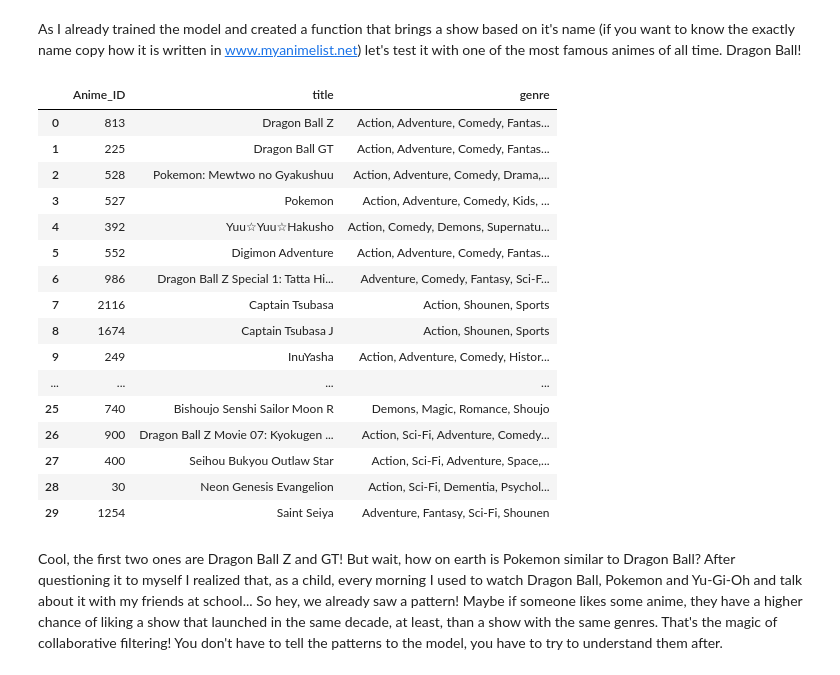
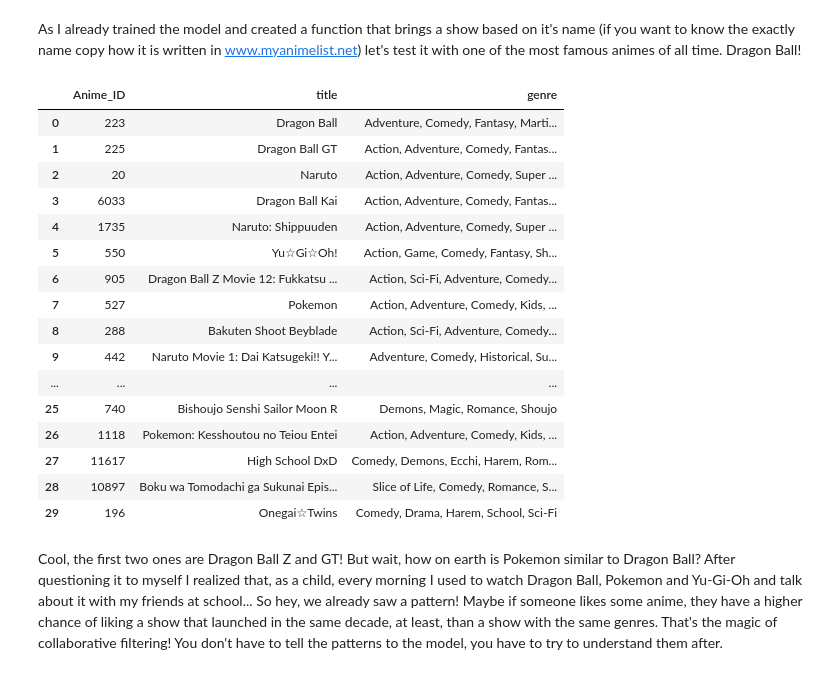
Before and after one commit to Martelloti/MyAnimeListRecSys, a Jupyter notebook: RecSys.ipynb, the cells around one changed output. Drawn from its saved outputs; the diff is of its cells as text; code cells hidden in the pictures.

```diff
--- a/RecSys.ipynb
+++ b/RecSys.ipynb
@@ -331,3 +343,29 @@ stars by calculating 3.7 − 0.3 + 0.5. "
 That is how Machine Learning works, sometimes a linear regression works better than a neural network.
 
 Now that I chose my best algorithm I need to generate new recommendations for my users. For that reason, I create a  new training set, now containing all available scores and create a testing set with all animes the user didn't score but are on the training set for other users (that's why we need to take care on the site of the sample, since this part can be very costly).
+# %%
+als_param_grid = {'bsl_options': {'method': ['als'],
+                              'reg_i': [5, 10, 15],
+                              'reg_u': [10, 15, 20],
+                              'n_epochs': [5, 10, 15, 20]
+                              }
+              }
+
+sgd_param_grid = {'bsl_options': {'method': ['sgd'],
+                              'reg': [0.01, 0.02, 0.03],
+                              'n_epochs': [5, 10, 15, 20],
+                              'learning_rate' : [0.001, 0.005, 0.01]
+                              }
+              }
+
+als_gs = sp.model_selection.GridSearchCV(sp.BaselineOnly, als_param_grid, measures=['rmse'], cv = 3, joblib_verbose = 0)
+
+sgd_gs = sp.model_selection.GridSearchCV(sp.BaselineOnly, sgd_param_grid, measures=['rmse'], cv = 3, joblib_verbose = 0)
+# %%
+als_gs.fit(data)
+
+# best RMSE score
+print(als_gs.best_score['rmse'])
+
+# combination of parameters that gave the best RMSE score
+print(als_gs.best_params['rmse'])
@@ -333,0 +390,8 @@ Now that I chose my best algorithm I need to generate new recommendations for my
+# %%
+sgd_gs.fit(data)
+
+# best RMSE score
+print(sgd_gs.best_score['rmse'])
+
+# combination of parameters that gave the best RMSE score
+print(sgd_gs.best_params['rmse'])
@@ -388,25 +462,25 @@ def get_item_recommendations(anime_title, anime_id=100000, k=10):
 # %% [markdown]
 As I already trained the model and created a function that brings a show based on it's name (if you want to know the exactly name copy how it is written in www.myanimelist.net) let's test it with one of the most famous animes of all time. Dragon Ball!
 # %%
-get_item_recommendations('Dragon Ball', k=30)
+get_item_recommendations('Dragon Ball Z', k=30)
 # %% [output]
 |  | Anime_ID | title | genre |
-| 0 | 813 | Dragon Ball Z | Action, Adventure, Comedy, Fantas... |
+| 0 | 223 | Dragon Ball | Adventure, Comedy, Fantasy, Marti... |
 | 1 | 225 | Dragon Ball GT | Action, Adventure, Comedy, Fantas... |
-| 2 | 528 | Pokemon: Mewtwo no Gyakushuu | Action, Adventure, Comedy, Drama,... |
-| 3 | 527 | Pokemon | Action, Adventure, Comedy, Kids, ... |
-| 4 | 392 | Yuu☆Yuu☆Hakusho | Action, Comedy, Demons, Supernatu... |
-| 5 | 552 | Digimon Adventure | Action, Adventure, Comedy, Fantas... |
-| 6 | 986 | Dragon Ball Z Special 1: Tatta Hi... | Adventure, Comedy, Fantasy, Sci-F... |
-| 7 | 2116 | Captain Tsubasa | Action, Shounen, Sports |
-| 8 | 1674 | Captain Tsubasa J | Action, Shounen, Sports |
-| 9 | 249 | InuYasha | Action, Adventure, Comedy, Histor... |
+| 2 | 20 | Naruto | Action, Adventure, Comedy, Super ... |
+| 3 | 6033 | Dragon Ball Kai | Action, Adventure, Comedy, Fantas... |
+| 4 | 1735 | Naruto: Shippuuden | Action, Adventure, Comedy, Super ... |
+| 5 | 550 | Yu☆Gi☆Oh! | Action, Game, Comedy, Fantasy, Sh... |
+| 6 | 905 | Dragon Ball Z Movie 12: Fukkatsu ... | Action, Sci-Fi, Adventure, Comedy... |
+| 7 | 527 | Pokemon | Action, Adventure, Comedy, Kids, ... |
+| 8 | 288 | Bakuten Shoot Beyblade | Action, Sci-Fi, Adventure, Comedy... |
+| 9 | 442 | Naruto Movie 1: Dai Katsugeki!! Y... | Adventure, Comedy, Historical, Su... |
 | ... | ... | ... | ... |
 | 25 | 740 | Bishoujo Senshi Sailor Moon R | Demons, Magic, Romance, Shoujo |
-| 26 | 900 | Dragon Ball Z Movie 07: Kyokugen ... | Action, Sci-Fi, Adventure, Comedy... |
-| 27 | 400 | Seihou Bukyou Outlaw Star | Action, Sci-Fi, Adventure, Space,... |
-| 28 | 30 | Neon Genesis Evangelion | Action, Sci-Fi, Dementia, Psychol... |
-| 29 | 1254 | Saint Seiya | Adventure, Fantasy, Sci-Fi, Shounen |
+| 26 | 1118 | Pokemon: Kesshoutou no Teiou Entei | Action, Adventure, Comedy, Kids, ... |
+| 27 | 11617 | High School DxD | Comedy, Demons, Ecchi, Harem, Rom... |
+| 28 | 10897 | Boku wa Tomodachi ga Sukunai Epis... | Slice of Life, Comedy, Romance, S... |
+| 29 | 196 | Onegai☆Twins | Comedy, Drama, Harem, School, Sci-Fi |
 # %% [markdown]
 Cool, the first two ones are Dragon Ball Z and GT! But wait, how on earth is Pokemon similar to Dragon Ball? After questioning it to myself I realized that, as a child, every morning I used to watch Dragon Ball, Pokemon and Yu-Gi-Oh and talk about it with my friends at school... So hey, we already saw a pattern! Maybe if someone likes some anime, they have a higher chance of liking a show that launched in the same decade, at least, than a show with the same genres. That's the magic of collaborative filtering! You don't have to tell the patterns to the model, you have to try to understand them after.
 # %% [markdown]
```
Also changed, not shown: parts of 9 cells of this notebook, 3 other files.
